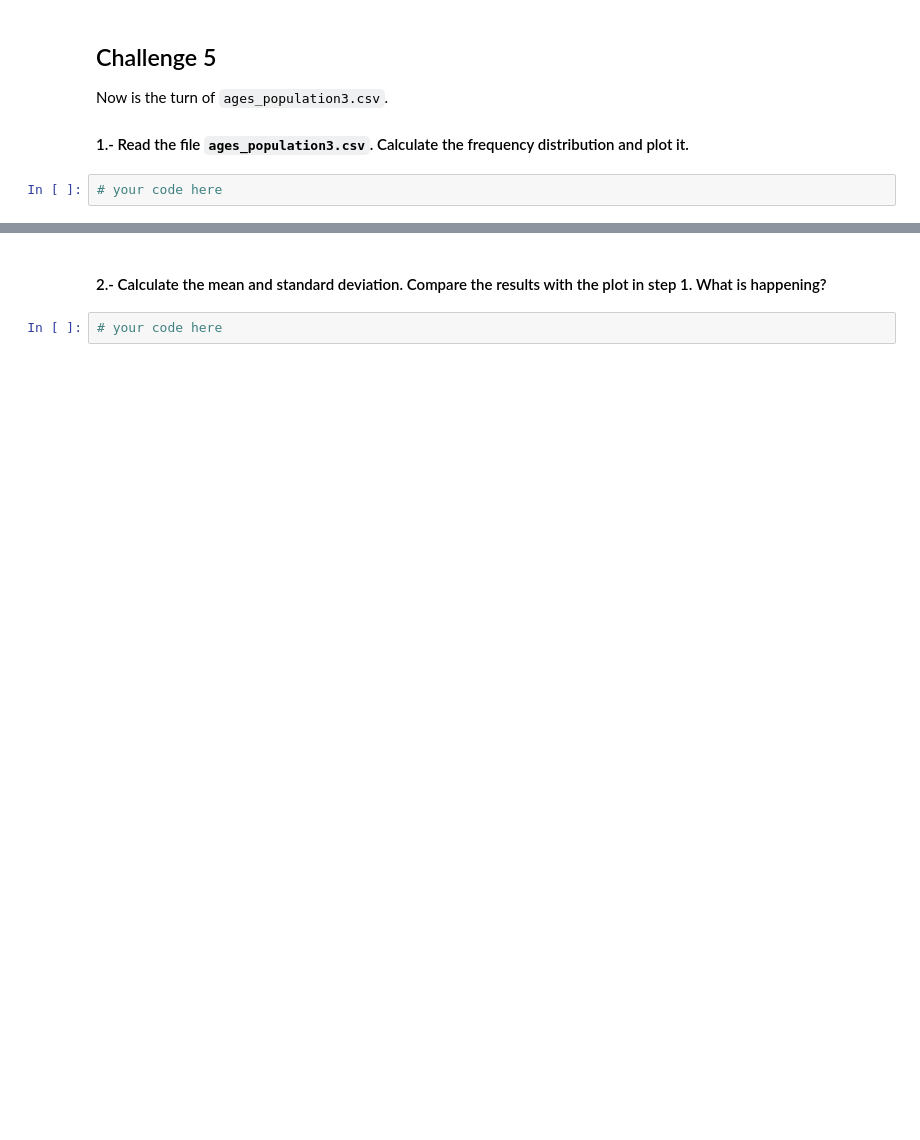
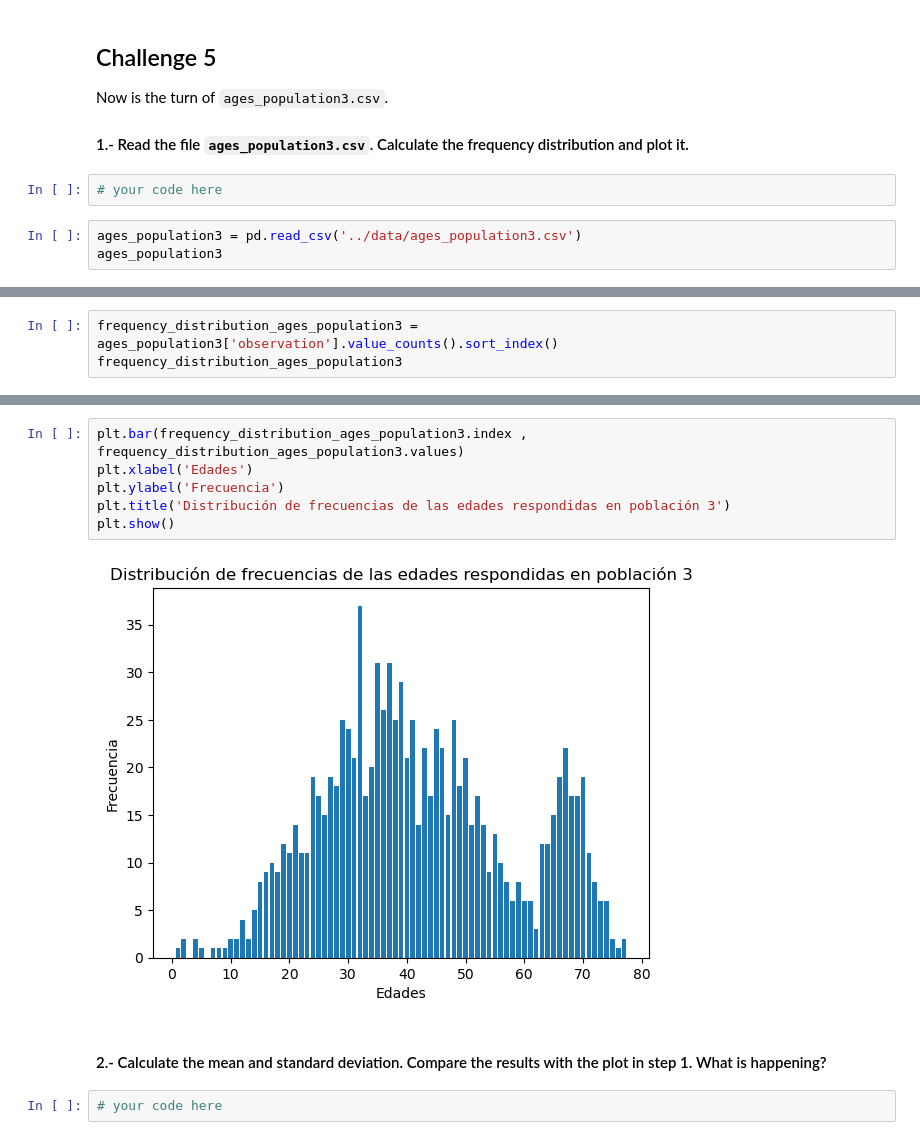
Before and after one commit to eleluqrey/dataptmad0923_labs, a Jupyter notebook: module-2/understanding-descriptive-stats/your-code/main.ipynb, the cells around one changed output, grey strips where cells are left out. Drawn from its saved outputs; the diff is of its cells as text; blank space fills up the shorter version.

```diff
--- a/module-2/understanding-descriptive-stats/your-code/main.ipynb
+++ b/module-2/understanding-descriptive-stats/your-code/main.ipynb
@@ -248,3 +402,6 @@ Now is the turn of `ages_population3.csv`.
 #### 1.- Read the file `ages_population3.csv`. Calculate the frequency distribution and plot it.
 # %%
 # your code here
+# %%
+ages_population3 = pd.read_csv('../data/ages_population3.csv')
+ages_population3
@@ -250,0 +422,3 @@ Now is the turn of `ages_population3.csv`.
+# %%
+frequency_distribution_ages_population3 = ages_population3['observation'].value_counts().sort_index()
+frequency_distribution_ages_population3
@@ -251,3 +439,11 @@ Now is the turn of `ages_population3.csv`.
+# %%
+plt.bar(frequency_distribution_ages_population3.index , frequency_distribution_ages_population3.values)
+plt.xlabel('Edades')
+plt.ylabel('Frecuencia')
+plt.title('Distribución de frecuencias de las edades respondidas en población 3')
+plt.show()
+# %% [output]
+[figure, added]
 # %% [markdown]
 #### 2.- Calculate the mean and standard deviation. Compare the results with the plot in step 1. What is happening?
 # %%
```
Also changed, not shown: parts of 31 cells of this notebook, 3 other files.
